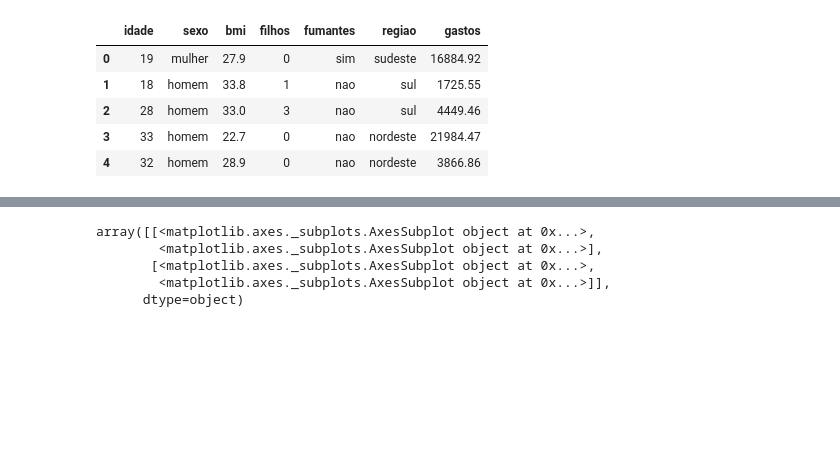
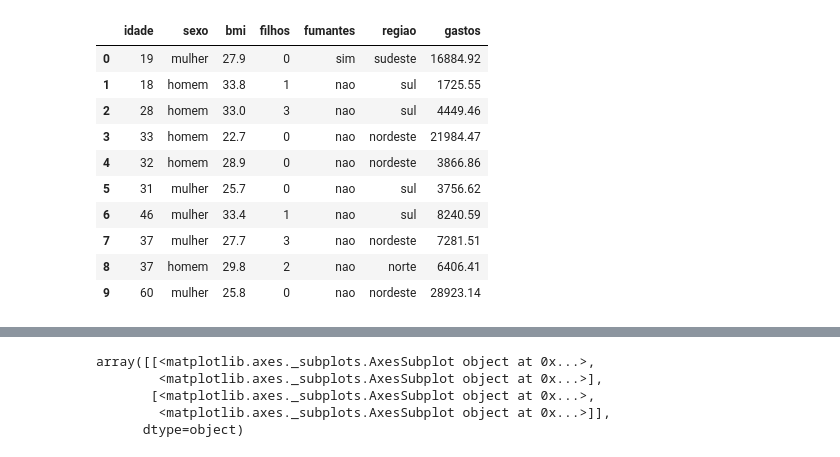
Before and after one commit to allanbraquiel/Data_Science_Projects, a Jupyter notebook: Despesas_Hospitalares.ipynb, the cells around one changed output, grey strips where cells are left out. Cells and saved outputs as stored; diff of their text form; code cells hidden in the pictures; blank space fills up the shorter version.

```diff
--- a/Despesas_Hospitalares.ipynb
+++ b/Despesas_Hospitalares.ipynb
@@ -6,11 +6,16 @@ import numpy as np
 # %%
 df = pd.read_csv("/content/drive/My Drive/Colab_Notebooks/Projeto Despesas Hospitalares/despesas.csv")
 # %%
-df.head()
+df.head(10)
 # %% [output]
 |  | idade | sexo | bmi | filhos | fumantes | regiao | gastos |
 | 0 | 19 | mulher | 27.9 | 0 | sim | sudeste | 16884.92 |
 | 1 | 18 | homem | 33.8 | 1 | nao | sul | 1725.55 |
 | 2 | 28 | homem | 33.0 | 3 | nao | sul | 4449.46 |
 | 3 | 33 | homem | 22.7 | 0 | nao | nordeste | 21984.47 |
 | 4 | 32 | homem | 28.9 | 0 | nao | nordeste | 3866.86 |
+| 5 | 31 | mulher | 25.7 | 0 | nao | sul | 3756.62 |
+| 6 | 46 | mulher | 33.4 | 1 | nao | sul | 8240.59 |
+| 7 | 37 | mulher | 27.7 | 3 | nao | nordeste | 7281.51 |
+| 8 | 37 | homem | 29.8 | 2 | nao | norte | 6406.41 |
+| 9 | 60 | mulher | 25.8 | 0 | nao | nordeste | 28923.14 |
```
Also changed, not shown: parts of 6 cells of this notebook.
